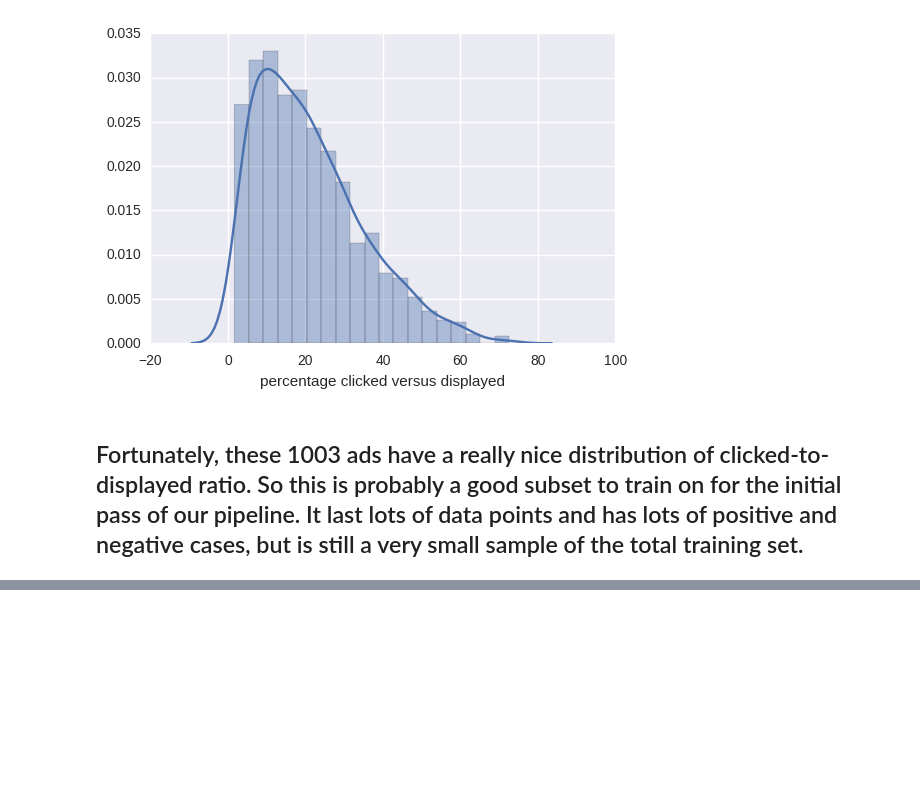
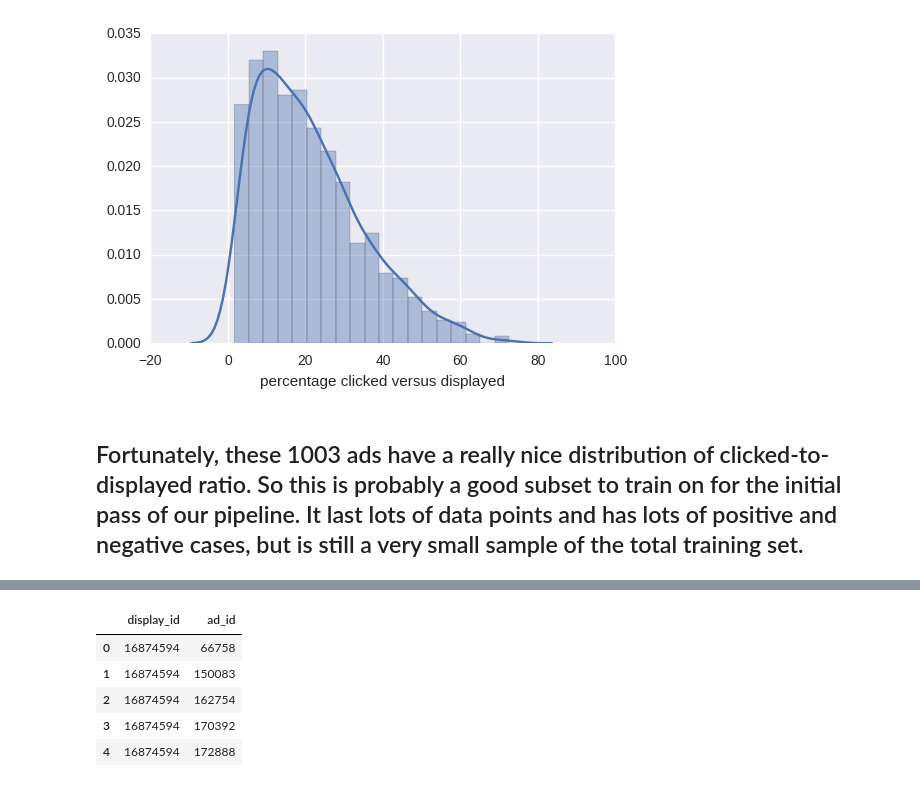
Before and after one commit to jason9263/kaggle_outbrain, a Jupyter notebook: EDA.ipynb, the cells around one changed output, grey strips where cells are left out. Cells and saved outputs as stored; diff of their text form; code cells hidden in the pictures; blank space fills up the shorter version.

```diff
--- a/EDA.ipynb
+++ b/EDA.ipynb
@@ -118,0 +151,9 @@ sns.distplot(percentClickedAll['percentage clicked versus displayed']);
+# %%
+dfTest.head()
+# %% [output]
+|  | display_id | ad_id |
+| 0 | 16874594 | 66758 |
+| 1 | 16874594 | 150083 |
+| 2 | 16874594 | 162754 |
+| 3 | 16874594 | 170392 |
+| 4 | 16874594 | 172888 |
```
Also changed, not shown: parts of 20 cells of this notebook.
